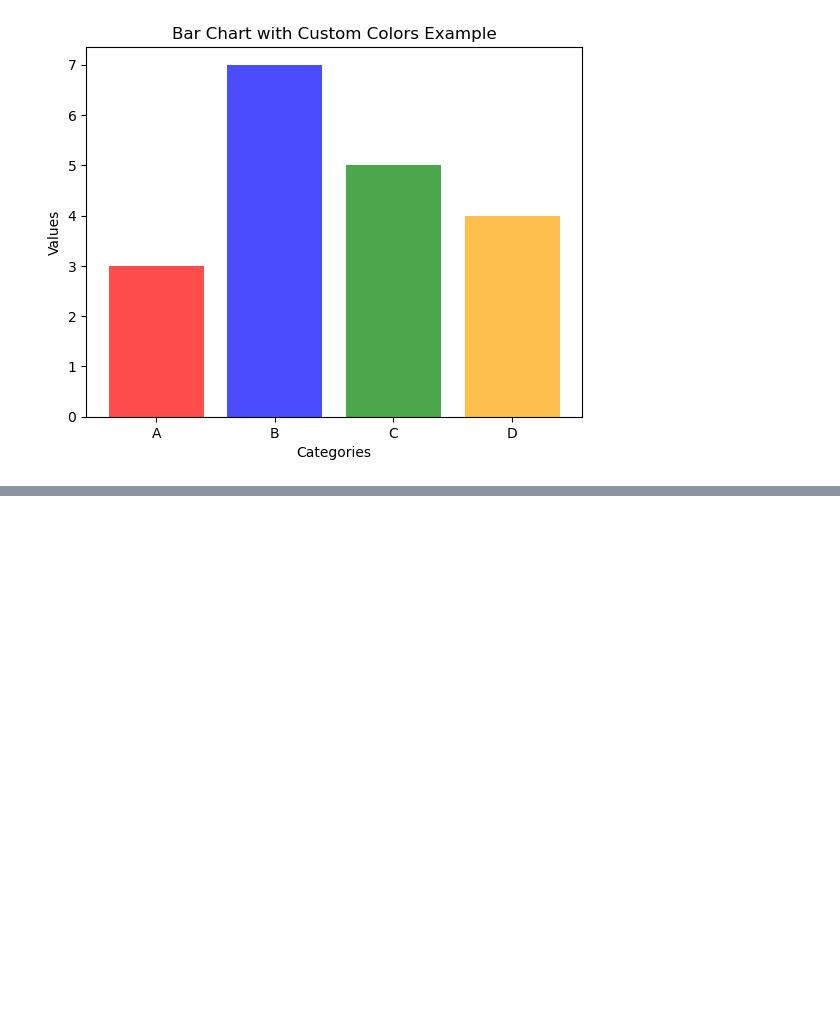
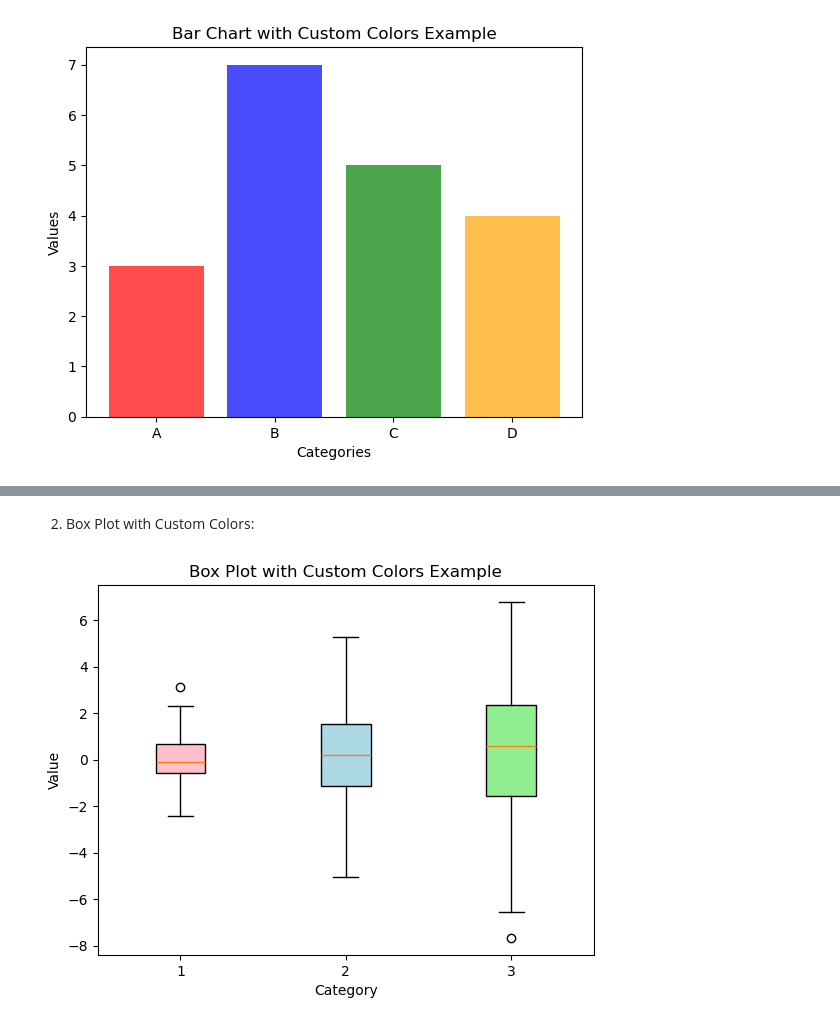
Before and after one commit to Ahmet-Acik/matplotlib_numpy_project, a Jupyter notebook: Untitled-1.ipynb, the cells around one changed output, grey strips where cells are left out. Cells and saved outputs as stored; diff of their text form; code cells hidden in the pictures; blank space fills up the shorter version.

```diff
--- a/Untitled-1.ipynb
+++ b/Untitled-1.ipynb
@@ -333,0 +351,19 @@ plt.show()
+# %% [markdown]
+2. Box Plot with Custom Colors:
+# %%
+import matplotlib.pyplot as plt
+import numpy as np
+
+data = [np.random.normal(0, std, 100) for std in range(1, 4)]
+colors = ['pink', 'lightblue', 'lightgreen']
+
+box = plt.boxplot(data, patch_artist=True)
+for patch, color in zip(box['boxes'], colors):
+    patch.set_facecolor(color)
+
+plt.xlabel('Category')
+plt.ylabel('Value')
+plt.title('Box Plot with Custom Colors Example')
+plt.show()
+# %% [output]
+[figure, added]
```
Also changed, not shown: parts of 9 cells of this notebook.
